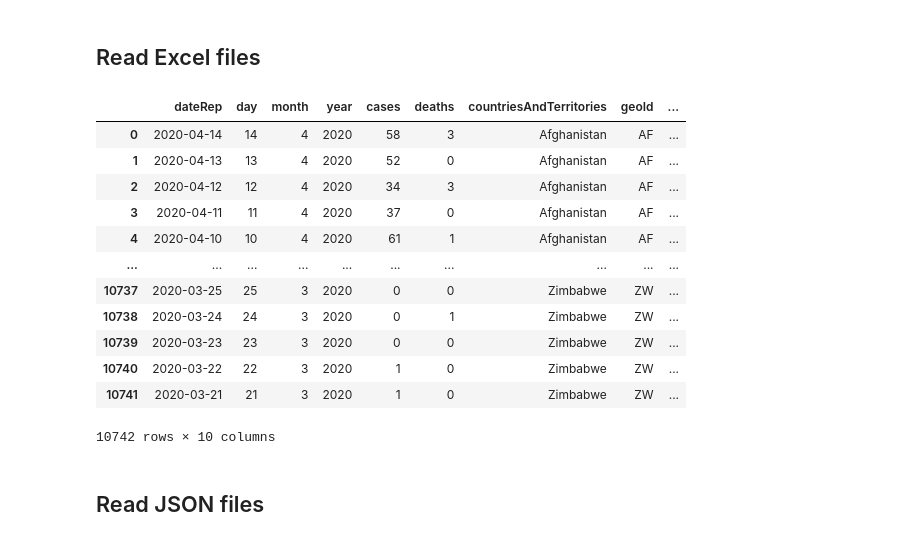
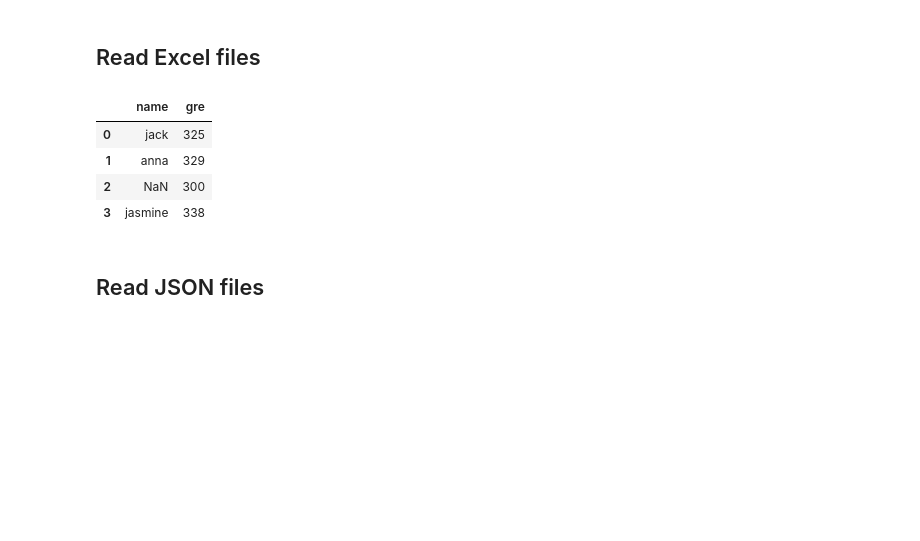
Before and after one commit to Khaled-Abdelhamid/Almadrasa-course-codes, a Jupyter notebook: introduction to Data analytics/module 1/Intro_to_pandas.ipynb, the cells around one changed output. Saved outputs shown, nothing was run; the diff lists cells and outputs as text; code cells hidden in the pictures; blank space fills up the shorter version.

```diff
--- a/introduction to Data analytics/module 1/Intro_to_pandas.ipynb
+++ b/introduction to Data analytics/module 1/Intro_to_pandas.ipynb
@@ -146,21 +149,13 @@ warehouse_df
 # %% [markdown]
 ## Read Excel files
 # %%
-pd.read_excel('./data/covid19.xlsx')
+pd.read_excel('./data/covid19.xlsx',sheet_name="gre")
 # %% [output]
-|  | dateRep | day | month | year | cases | deaths | countriesAndTerritories | geoId | ... |
-| 0 | 2020-04-14 | 14 | 4 | 2020 | 58 | 3 | Afghanistan | AF | ... |
-| 1 | 2020-04-13 | 13 | 4 | 2020 | 52 | 0 | Afghanistan | AF | ... |
-| 2 | 2020-04-12 | 12 | 4 | 2020 | 34 | 3 | Afghanistan | AF | ... |
-| 3 | 2020-04-11 | 11 | 4 | 2020 | 37 | 0 | Afghanistan | AF | ... |
-| 4 | 2020-04-10 | 10 | 4 | 2020 | 61 | 1 | Afghanistan | AF | ... |
-| ... | ... | ... | ... | ... | ... | ... | ... | ... | ... |
-| 10737 | 2020-03-25 | 25 | 3 | 2020 | 0 | 0 | Zimbabwe | ZW | ... |
-| 10738 | 2020-03-24 | 24 | 3 | 2020 | 0 | 1 | Zimbabwe | ZW | ... |
-| 10739 | 2020-03-23 | 23 | 3 | 2020 | 0 | 0 | Zimbabwe | ZW | ... |
-| 10740 | 2020-03-22 | 22 | 3 | 2020 | 1 | 0 | Zimbabwe | ZW | ... |
-| 10741 | 2020-03-21 | 21 | 3 | 2020 | 1 | 0 | Zimbabwe | ZW | ... |
+|  | name | gre |
+| 0 | jack | 325 |
+| 1 | anna | 329 |
+| 2 | NaN | 300 |
+| 3 | jasmine | 338 |
-10742 rows × 10 columns
 # %% [markdown]
 ## Read JSON files
 # %%
```
Also changed, not shown: parts of 28 cells of this notebook.
